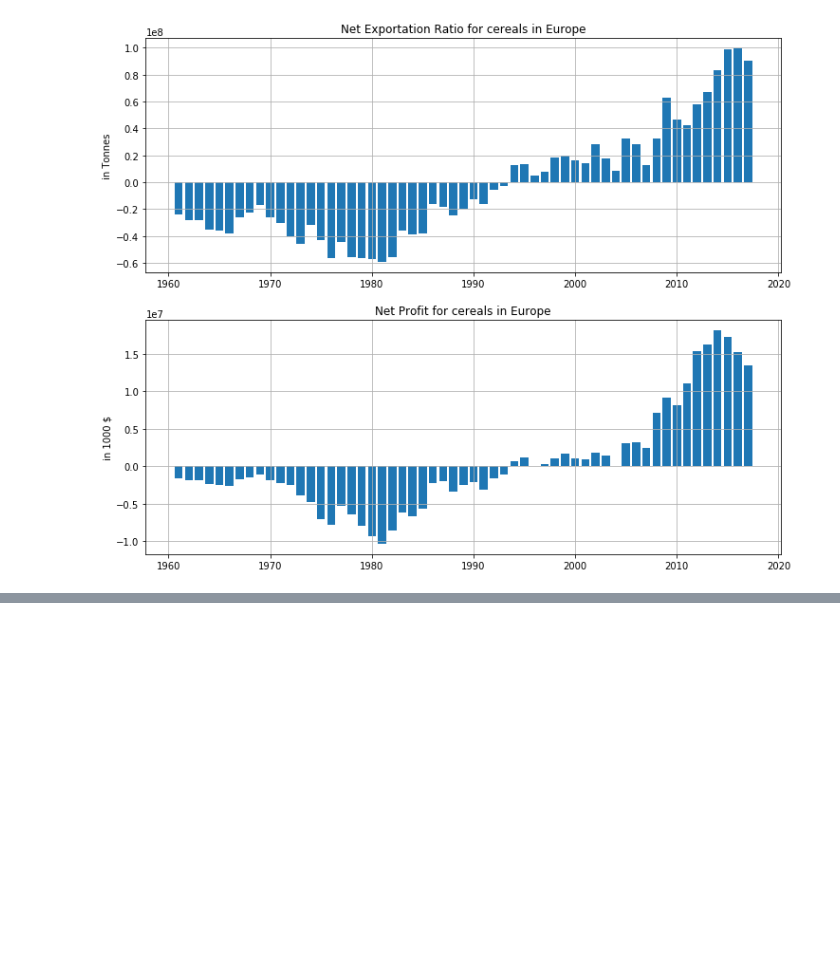
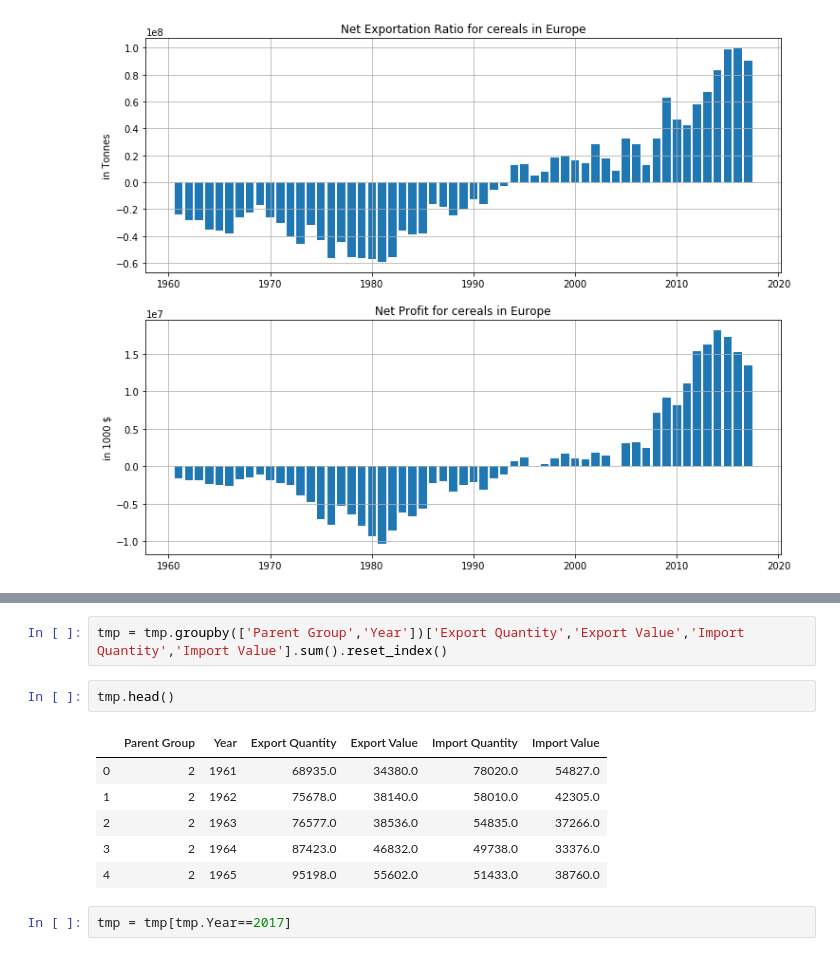
Before and after one commit to dsalathe/jurassic-spark, a Jupyter notebook: Nils.ipynb, the cells around one changed output, grey strips where cells are left out. Saved outputs shown, nothing was run; the diff lists cells and outputs as text; blank space fills up the shorter version.

```diff
--- a/Nils.ipynb
+++ b/Nils.ipynb
@@ -985,0 +1041,13 @@ ax[1].grid()
+# %%
+tmp = tmp.groupby(['Parent Group','Year'])['Export Quantity','Export Value','Import Quantity','Import Value'].sum().reset_index()
+# %%
+tmp.head()
+# %% [output]
+|  | Parent Group | Year | Export Quantity | Export Value | Import Quantity | Import Value |
+| 0 | 2 | 1961 | 68935.0 | 34380.0 | 78020.0 | 54827.0 |
+| 1 | 2 | 1962 | 75678.0 | 38140.0 | 58010.0 | 42305.0 |
+| 2 | 2 | 1963 | 76577.0 | 38536.0 | 54835.0 | 37266.0 |
+| 3 | 2 | 1964 | 87423.0 | 46832.0 | 49738.0 | 33376.0 |
+| 4 | 2 | 1965 | 95198.0 | 55602.0 | 51433.0 | 38760.0 |
+# %%
+tmp = tmp[tmp.Year==2017]
```
Also changed, not shown: parts of 18 cells of this notebook, 2 other files.
